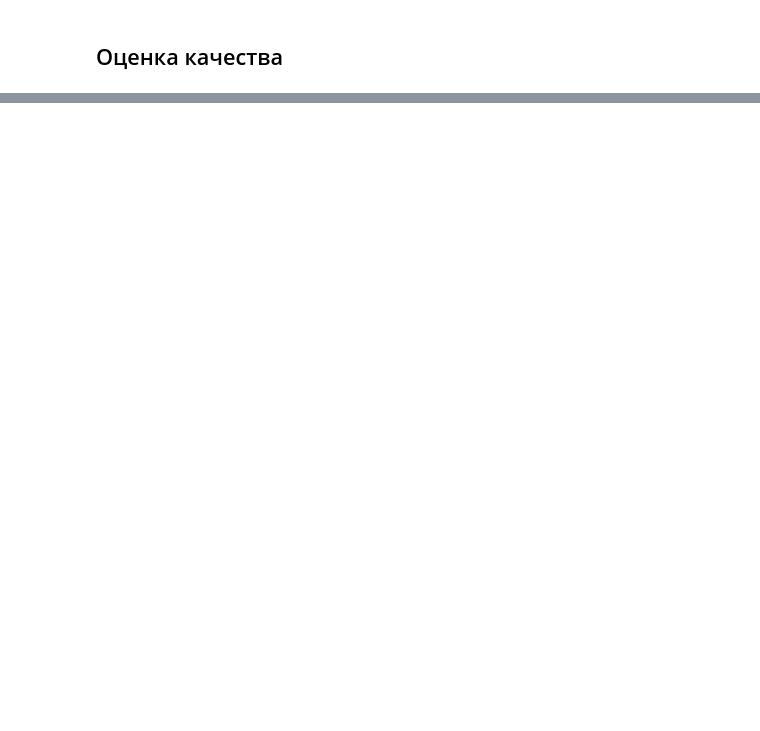
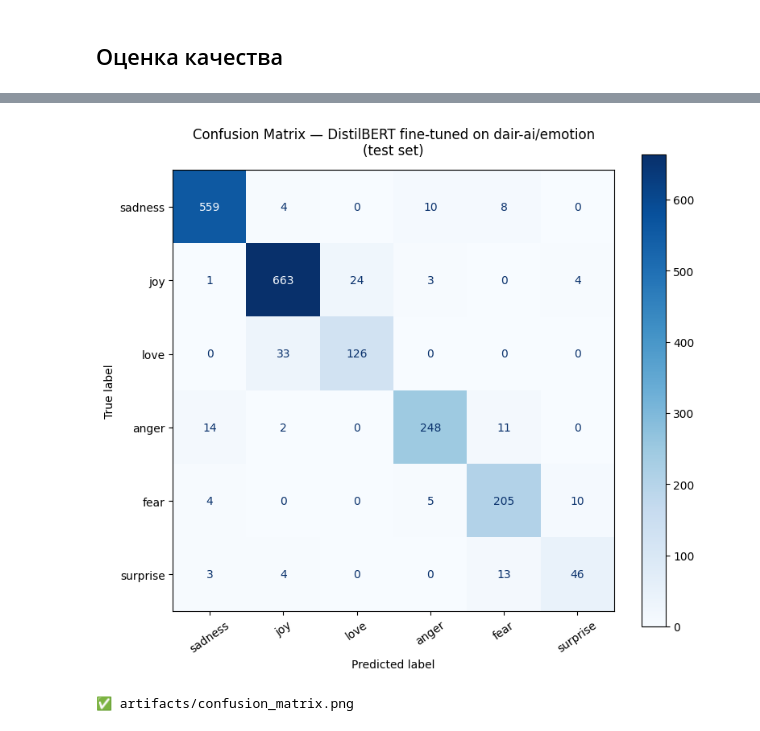
Before and after one commit to pshqd/art_ing_course, a Jupyter notebook: homeworks/HW13/HW13.ipynb, the cells around one changed output, grey strips where cells are left out. Cells and saved outputs as stored; diff of their text form; code cells hidden in the pictures; blank space fills up the shorter version.

Commit message:
added artifacts

```diff
--- a/homeworks/HW13/HW13.ipynb
+++ b/homeworks/HW13/HW13.ipynb
@@ -436,0 +461,21 @@ print(f"Только в модели: {only_in_model}  ← лишние клас
+# %%
+from sklearn.metrics import accuracy_score, f1_score
+
+label_names = dataset["train"].features["label"].names
+num_labels  = len(label_names)
+# Загружаем модель с классификационной головой
+model = AutoModelForSequenceClassification.from_pretrained(
+    MODEL_NAME,
+    num_labels=num_labels,
+    id2label={i: name for i, name in enumerate(label_names)},
+    label2id={name: i for i, name in enumerate(label_names)},
+)
+model.to(device)
+
+def compute_metrics(eval_pred):
+    logits, labels = eval_pred
+    preds = np.argmax(logits, axis=-1)
+    return {
+        "accuracy": accuracy_score(labels, preds),
+        "f1_macro": f1_score(labels, preds, average="macro"),
+    }
@@ -454,0 +693,26 @@ NameError: name 'evaluate' is not defined
+# %%
+# ══════════════════════════════════════════════════════════
+# 2. confusion_matrix.png
+# ══════════════════════════════════════════════════════════
+cm = confusion_matrix(y_true, y_pred)
+
+fig, ax = plt.subplots(figsize=(8, 7))
+disp = ConfusionMatrixDisplay(confusion_matrix=cm, display_labels=label_names)
+disp.plot(
+    ax=ax,
+    cmap="Blues",
+    colorbar=True,
+    xticks_rotation=35,
+)
+ax.set_title(
+    "Confusion Matrix — DistilBERT fine-tuned on dair-ai/emotion\n(test set)",
+    fontsize=12, pad=14
+)
+plt.tight_layout()
+cm_path = f"{ARTIFACTS_DIR}/confusion_matrix.png"
+fig.savefig(cm_path, dpi=150, bbox_inches="tight")
+plt.show()
+print(f"✅ {cm_path}")
+# %% [output]
+[figure, added]
+✅ artifacts/confusion_matrix.png
```
Also changed, not shown: parts of 16 cells of this notebook, 10 other files.
